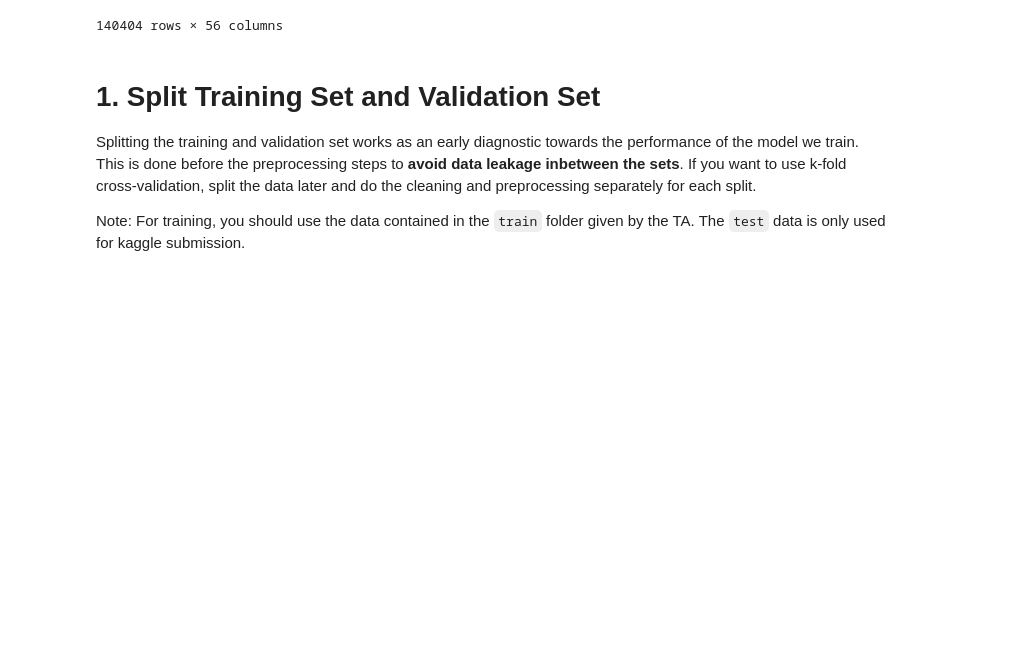
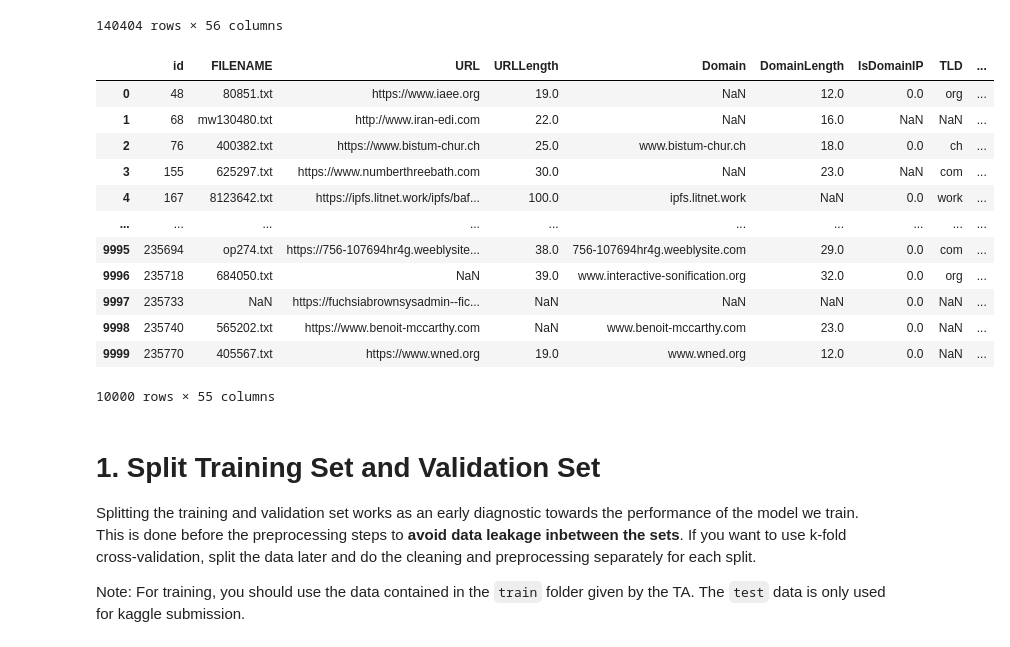
Before and after one commit to alfanditora/URL-ScamDetect, a Jupyter notebook: src/Tubes2DAI_TemuLawak.ipynb, the cells around one changed output. Cells and saved outputs as stored; diff of their text form; code cells hidden in the pictures; blank space fills up the shorter version.

```diff
--- a/src/Tubes2DAI_TemuLawak.ipynb
+++ b/src/Tubes2DAI_TemuLawak.ipynb
@@ -47,3 +39,19 @@ is_categorical = [
+# %%
+data_test
+# %% [output]
+|  | id | FILENAME | URL | URLLength | Domain | DomainLength | IsDomainIP | TLD | ... |
+| 0 | 48 | 80851.txt | https://www.iaee.org | 19.0 | NaN | 12.0 | 0.0 | org | ... |
+| 1 | 68 | mw130480.txt | http://www.iran-edi.com | 22.0 | NaN | 16.0 | NaN | NaN | ... |
+| 2 | 76 | 400382.txt | https://www.bistum-chur.ch | 25.0 | www.bistum-chur.ch | 18.0 | 0.0 | ch | ... |
+| 3 | 155 | 625297.txt | https://www.numberthreebath.com | 30.0 | NaN | 23.0 | NaN | com | ... |
+| 4 | 167 | 8123642.txt | https://ipfs.litnet.work/ipfs/baf... | 100.0 | ipfs.litnet.work | NaN | 0.0 | work | ... |
+| ... | ... | ... | ... | ... | ... | ... | ... | ... | ... |
+| 9995 | 235694 | op274.txt | https://756-107694hr4g.weeblysite... | 38.0 | 756-107694hr4g.weeblysite.com | 29.0 | 0.0 | com | ... |
+| 9996 | 235718 | 684050.txt | NaN | 39.0 | www.interactive-sonification.org | 32.0 | 0.0 | org | ... |
+| 9997 | 235733 | NaN | https://fuchsiabrownsysadmin--fic... | NaN | NaN | NaN | 0.0 | NaN | ... |
+| 9998 | 235740 | 565202.txt | https://www.benoit-mccarthy.com | NaN | www.benoit-mccarthy.com | 23.0 | 0.0 | NaN | ... |
+| 9999 | 235770 | 405567.txt | https://www.wned.org | 19.0 | www.wned.org | 12.0 | 0.0 | NaN | ... |
+10000 rows × 55 columns
 # %% [markdown]
 # 1. Split Training Set and Validation Set
 
```
Also changed, not shown: parts of 26 cells of this notebook, 3 other files.
